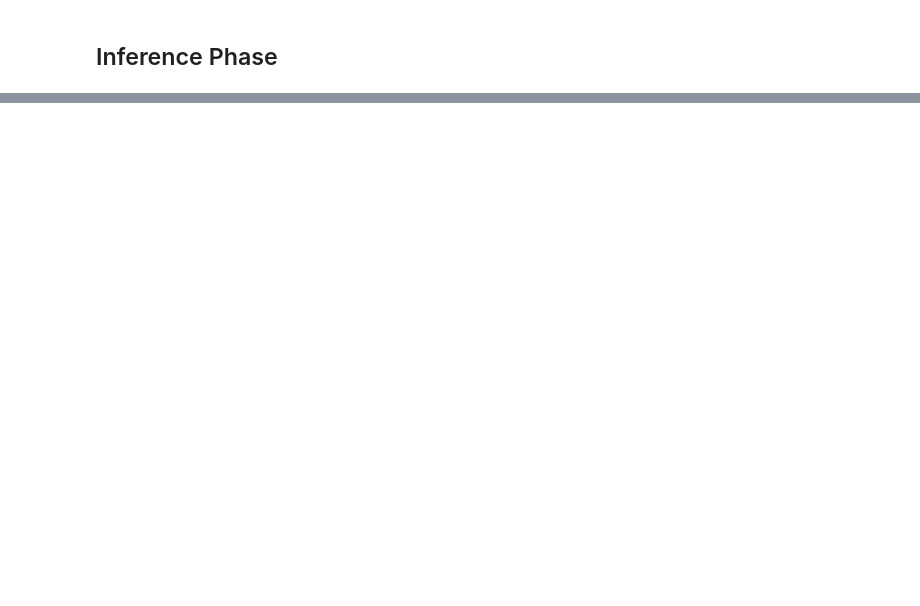
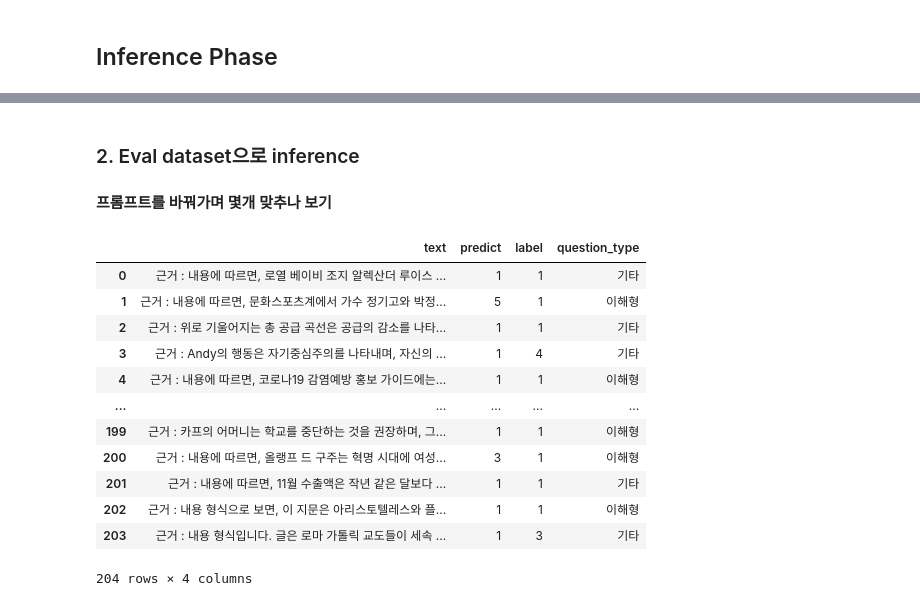
Before and after one commit to boostcampaitech7/level2-nlp-generationfornlp-nlp-09-lv3, a Jupyter notebook: Template/model.ipynb, the cells around one changed output, grey strips where cells are left out. Cells and saved outputs as stored; diff of their text form; code cells hidden in the pictures; blank space fills up the shorter version.

```diff
--- a/Template/model.ipynb
+++ b/Template/model.ipynb
@@ -34,7 +34,7 @@ def set_seed(random_seed):
 
 set_seed(42)
 # 2. 모델 및 토크나이저 로드 (8-bit 양자화)
-model_name = "CarrotAI/Llama-3.2-Rabbit-Ko-3B-Instruct"
+model_name = "CarrotAI/Llama-3.2-Rabbit-Ko-1B-Instruct"
 
 bnb_config = BitsAndBytesConfig(
     load_in_4bit=True,  # QLoRA는 4bit 양자화를 사용
@@ -53,7 +53,7 @@ model = AutoModelForCausalLM.from_pretrained(
 tokenizer = AutoTokenizer.from_pretrained(model_name)
 if tokenizer.pad_token is None:
     tokenizer.pad_token = tokenizer.eos_token
-    tokenizer.padding_side = "left"  # 왼쪽 패딩 설정
+tokenizer.padding_side = "right"
 
 
 # 3. PEFT 설정 (LoRA)
@@ -229,0 +177,7 @@ avg token length: 765.5440613026819
+# %%
+from prompts import user_prompts
+system_prompt = """지시에 따라 주어진 문제의 정답을 구하세요."""
+prompts = user_prompts
+dataset = pd.read_csv('datas/train+klue.csv')
+train_dataset, eval_dataset = make_dataset(dataset,prompts, system_prompt)
+# 여기서 프롬프트만 바꿔서 데이터셋을 만들기
@@ -380,0 +376,5 @@ def make_test_dataset(test_df, prompt, prompt_plus, system_prompt):
+# %%
+from torch.utils.data import DataLoader
+
+test_df = pd.read_csv('datas/test_processing_4.csv')
+test_dataset = make_test_dataset(test_df, prompt, system_prompt)
@@ -502,0 +482,3 @@ submission['answer'].value_counts()
+# %% [markdown]
+### 2. Eval dataset으로 inference
+#### 프롬프트를 바꿔가며 몇개 맞추나 보기
@@ -502,0 +532,34 @@ submission['answer'].value_counts()
+# %%
+from copy import deepcopy
+
+import re
+def extract_last_digit(s):
+    match = re.search(r'\d$', s)  # 문자열 끝에서 숫자 하나만 매칭
+    return match.group() if match else None  # 매칭된 숫자를 반환, 없으면 None 반환
+
+result = deepcopy(generated_infer_results)
+# 데이터프레임에 적용
+result['text'] = result['answer']
+result['predict'] = result['answer'].apply(lambda x: x.split('#')[-1])
+result['predict'] = result['predict'].apply(extract_last_digit)
+result['predict'] = result['predict'].fillna(1)
+result['predict'] = result['predict'].apply(lambda x: int(x))
+
+result = result[['text', 'predict', 'label',]]
+result['question_type'] = eval_dataset['type']
+# %%
+result
+# %% [output]
+|  | text | predict | label | question_type |
+| 0 | 근거 : 내용에 따르면, 로열 베이비 조지 알렉산더 루이스 ... | 1 | 1 | 기타 |
+| 1 | 근거 : 내용에 따르면, 문화스포츠계에서 가수 정기고와 박정... | 5 | 1 | 이해형 |
+| 2 | 근거 : 위로 기울어지는 총 공급 곡선은 공급의 감소를 나타... | 1 | 1 | 기타 |
+| 3 | 근거 : Andy의 행동은 자기중심주의를 나타내며, 자신의 ... | 1 | 4 | 기타 |
+| 4 | 근거 : 내용에 따르면, 코로나19 감염예방 홍보 가이드에는... | 1 | 1 | 이해형 |
+| ... | ... | ... | ... | ... |
+| 199 | 근거 : 카프의 어머니는 학교를 중단하는 것을 권장하며, 그... | 1 | 1 | 이해형 |
+| 200 | 근거 : 내용에 따르면, 올랭프 드 구주는 혁명 시대에 여성... | 3 | 1 | 이해형 |
+| 201 | 근거 : 내용에 따르면, 11월 수출액은 작년 같은 달보다 ... | 1 | 1 | 기타 |
+| 202 | 근거 : 내용 형식으로 보면, 이 지문은 아리스토텔레스와 플... | 1 | 1 | 이해형 |
+| 203 | 근거 : 내용 형식입니다. 글은 로마 가톨릭 교도들이 세속 ... | 1 | 3 | 기타 |
+204 rows × 4 columns
```
Also changed, not shown: parts of 16 cells of this notebook, 1 other file.
